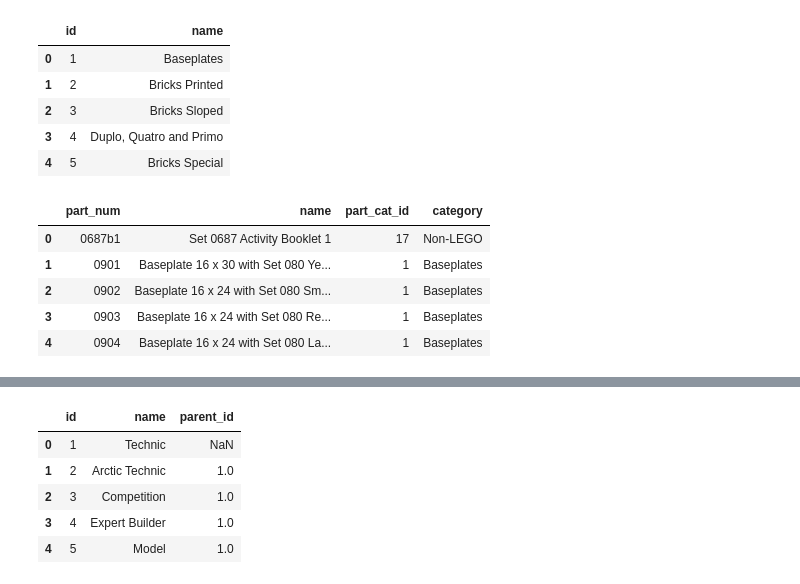
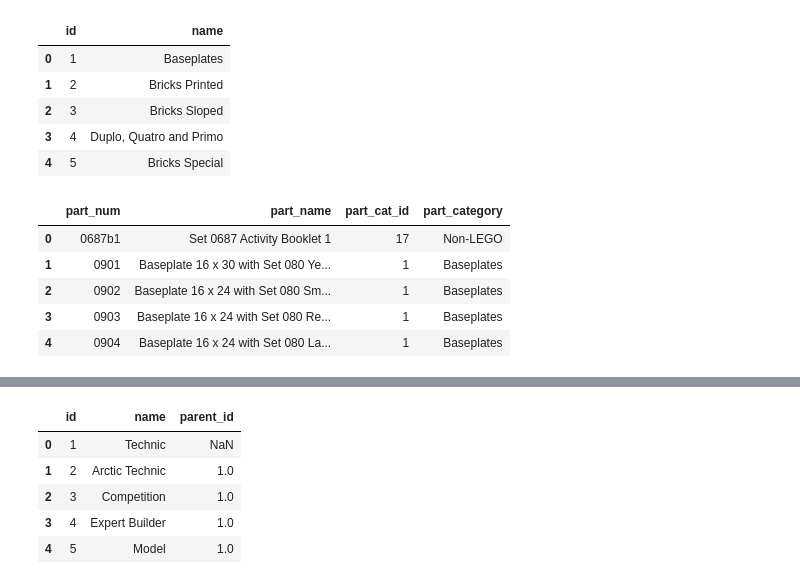
Before and after one commit to matias-herreros/ADD_Lego, a Jupyter notebook: EDA.ipynb, the cells around one changed output, grey strips where cells are left out. Saved outputs shown, nothing was run; the diff lists cells and outputs as text; code cells hidden in the pictures.

```diff
--- a/EDA.ipynb
+++ b/EDA.ipynb
@@ -101,11 +109,11 @@ part_categories.head(5)
 | 4 | 5 | Bricks Special |
 # %%
 parts_with_categories = parts.merge(part_categories, left_on='part_cat_id', right_on='id', how='left')
-parts_with_categories.rename(columns={'name_y': 'category', 'name_x': 'name'}, inplace=True)
-parts_with_categories = parts_with_categories[['part_num', 'name', 'part_cat_id', 'category']]
+parts_with_categories.rename(columns={'name_y': 'part_category', 'name_x': 'part_name'}, inplace=True)
+parts_with_categories = parts_with_categories[['part_num', 'part_name', 'part_cat_id', 'part_category']]
 parts_with_categories.head(5)
 # %% [output]
-|  | part_num | name | part_cat_id | category |
+|  | part_num | part_name | part_cat_id | part_category |
 | 0 | 0687b1 | Set 0687 Activity Booklet 1 | 17 | Non-LEGO |
 | 1 | 0901 | Baseplate 16 x 30 with Set 080 Ye... | 1 | Baseplates |
 | 2 | 0902 | Baseplate 16 x 24 with Set 080 Sm... | 1 | Baseplates |
```
Also changed, not shown: parts of 14 cells of this notebook, 1 other file.
